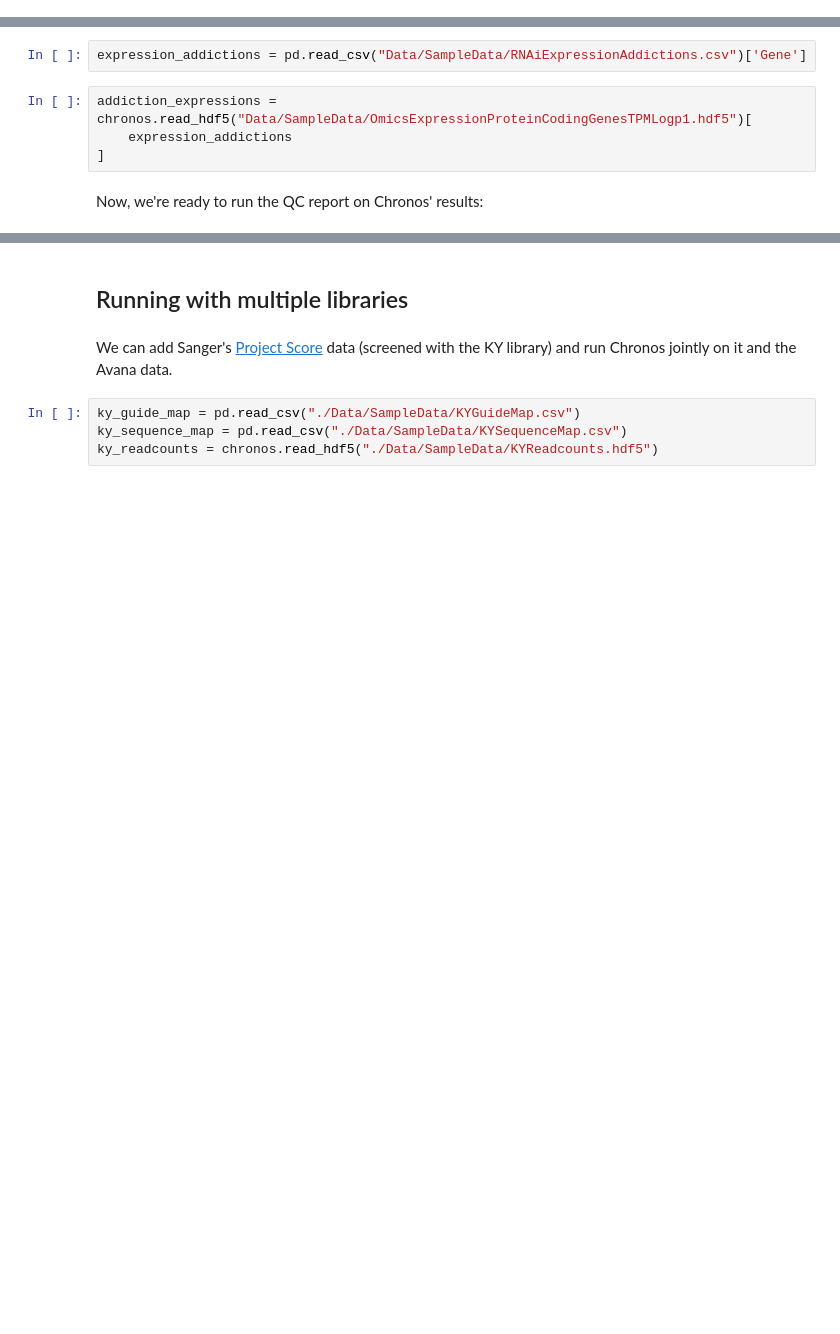
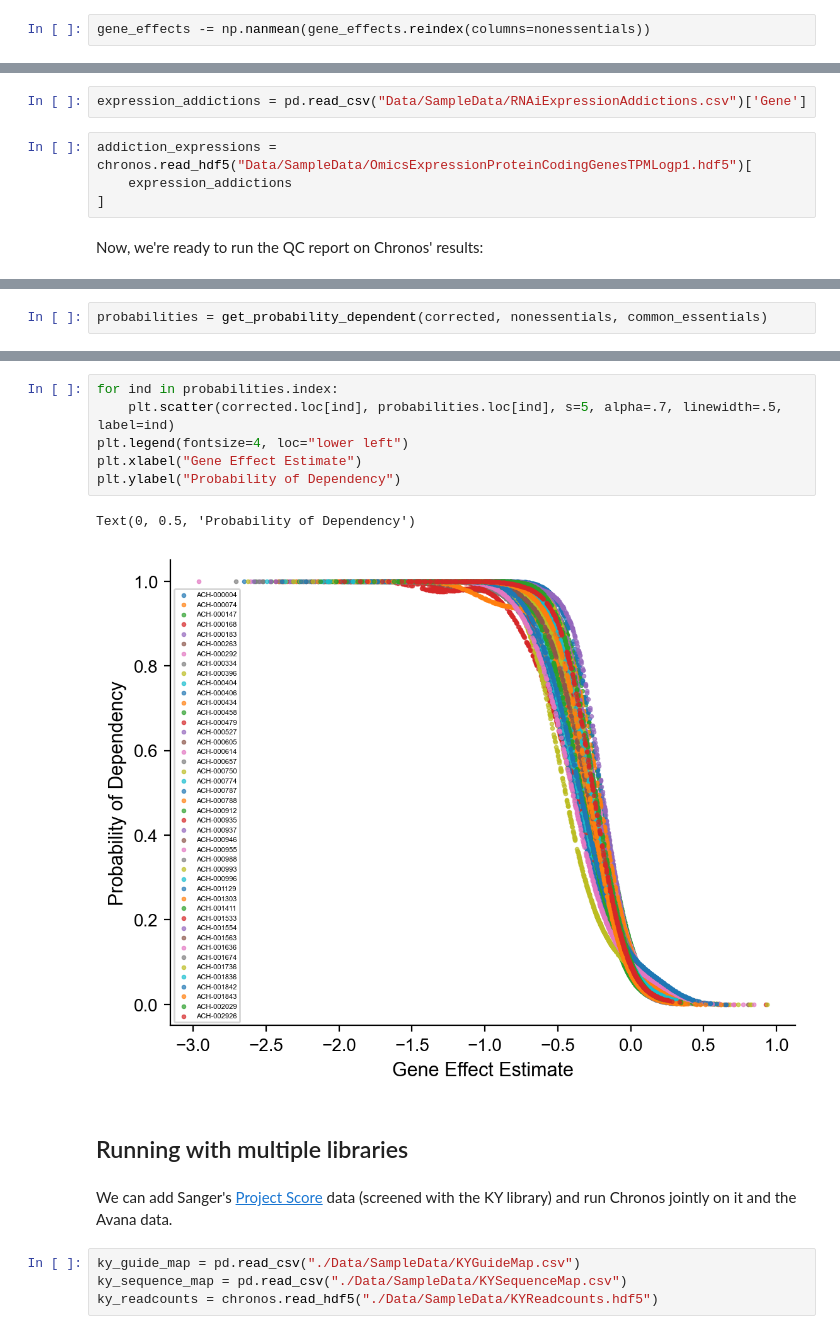
Before and after one commit to broadinstitute/chronos, a Jupyter notebook: Vignette.ipynb, the cells around one changed output, grey strips where cells are left out. Drawn from its saved outputs; the diff is of its cells as text; blank space fills up the shorter version.

```diff
--- a/Vignette.ipynb
+++ b/Vignette.ipynb
@@ -341,3 +372,5 @@ gene_effects.iloc[:4, :5]
+# %%
+gene_effects -= np.nanmean(gene_effects.reindex(columns=nonessentials))
 # %% [markdown]
 ### Copy Number Correction
 # %% [markdown]
@@ -454,0 +586,2 @@ building report
+# %%
+probabilities = get_probability_dependent(corrected, nonessentials, common_essentials)
@@ -455,3 +606,12 @@ building report
+# %%
+for ind in probabilities.index:
+    plt.scatter(corrected.loc[ind], probabilities.loc[ind], s=5, alpha=.7, linewidth=.5, label=ind)
+plt.legend(fontsize=4, loc="lower left")
+plt.xlabel("Gene Effect Estimate")
+plt.ylabel("Probability of Dependency")
+# %% [output]
+Text(0, 0.5, 'Probability of Dependency')
+[figure, added]
 # %% [markdown]
 ## Running with multiple libraries
 # %% [markdown]
```
Also changed, not shown: parts of 23 cells of this notebook, 3 other files.
